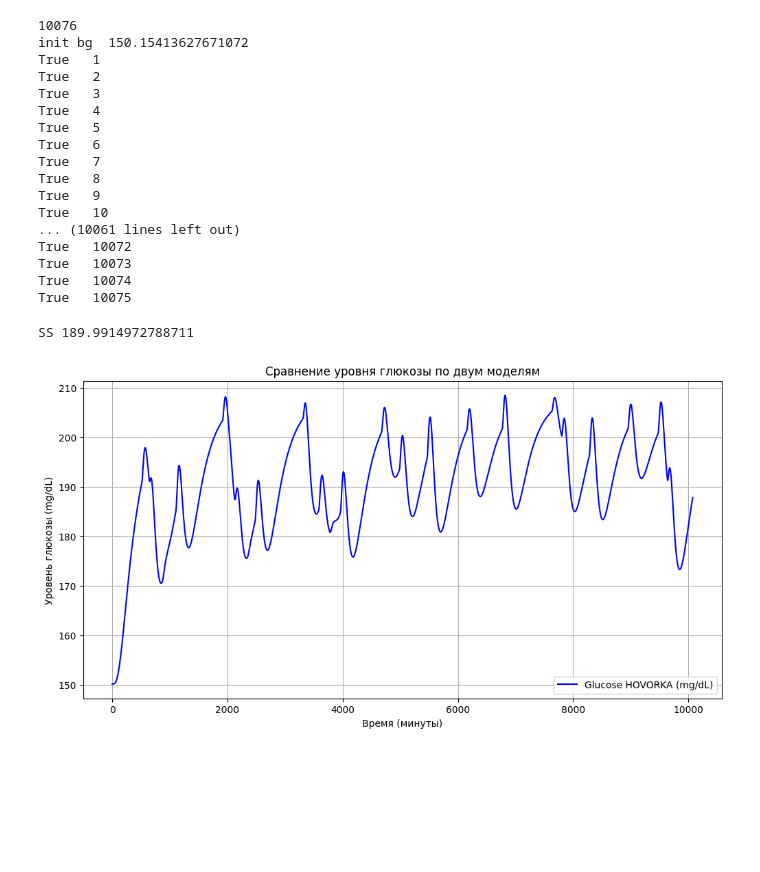
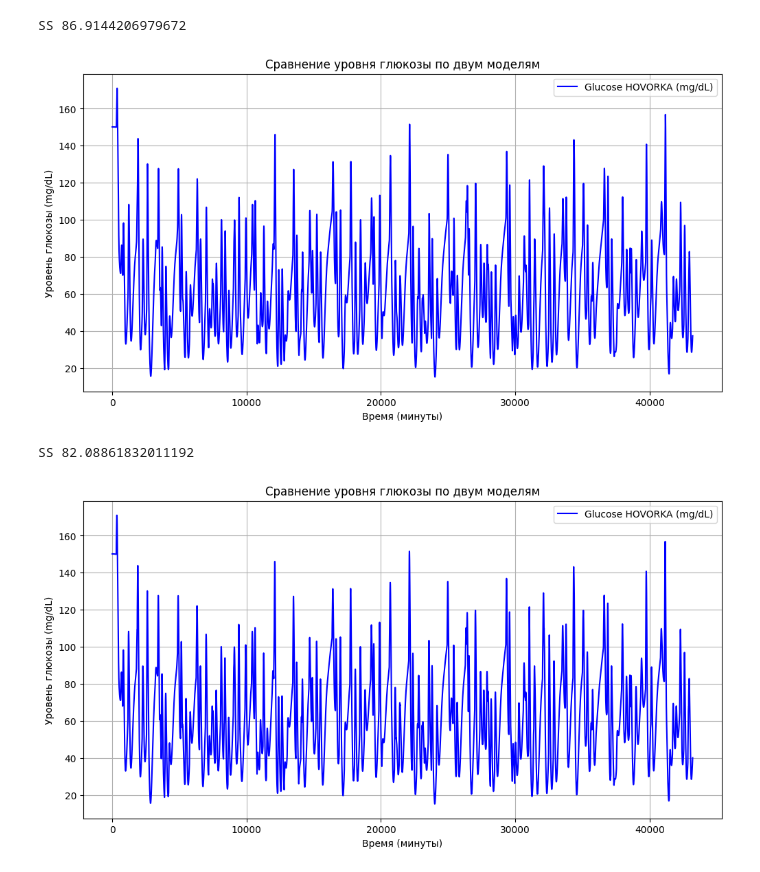
Before and after one commit to ArturIzm/GlucoseAI-Predictor, a Jupyter notebook: notebooks/GenerateHovHint.ipynb, the cells around one changed output. Saved outputs shown, nothing was run; the diff lists cells and outputs as text; code cells hidden in the pictures; blank space fills up the shorter version.

```diff
--- a/notebooks/GenerateHovHint.ipynb
+++ b/notebooks/GenerateHovHint.ipynb
@@ -309,41 +157,26 @@ SS 149.03325165022778
 # %%
-print(len(data))
-mmol = 1000/180.16/3 #Перевод в mmol #/3 - из-за структуры Simglucose
-CHO_hov = [mmol*i for i in data['CHO']]
-const= 1000/3
-INS_hov = [const*i for i in data['insulin']]#U/min -> mU/min
-BW = 70 #kg  НЕ ЗНАЮ BW С ДАТАСЕТОВ
+data = pd.read_csv('datatest_hov1.csv')
+CHO = data['CHO']
+INS = data['INS']
+BG = data['BG']
 
-basal_hov = 5.95 #Используется для определения начального состояние + постоянно вводится дополнительно action
+BW = 70 #kg
+basal_hov = 5.95
 
-horizon = 60 #min
-#glucose_levels_hov = simulate_glucose_concentrationHOVTEST(len(result_data), BW, CHO_hov, INS_hov, 152)
-glucose_levels_hov, hov_horizon= simulate_glucose_concentrationHOVITER(len(data), BW, CHO_hov, INS_hov, basal_hov, horizon)
+horizons = [30, 60]
+for horizon in horizons:
+    glucose_levels_hov, hov_horizon= simulate_glucose_concentrationHOVITER(len(data), BW, CHO, INS, basal_hov, horizon)
+
+    graph_output(len(glucose_levels_hov), glucose_levels_hov)
+    df_hov_horizon = pd.DataFrame({
+        'BG_hov': hov_horizon
+    })
+    graph_output(len(hov_horizon), hov_horizon)
+
+    df_hov_horizon.to_csv(f'hov_horizon{horizon}_adolescent#001.csv', index=False)
-# %% [output]
-10076
-init bg  150.15413627671072
-True   1
-True   2
-True   3
-True   4
-True   5
-True   6
-True   7
-True   8
-True   9
-True   10
-... (10061 lines left out)
-True   10072
-True   10073
-True   10074
-True   10075
 # %%
-graph_output(len(glucose_levels_hov), glucose_levels_hov)
-df_hov_horizon = pd.DataFrame({
-    'BG_hov': hov_horizon
-})
-
-df_hov_horizon.to_csv('hov_horizon60_adolescent#001.csv', index=False)
 # %% [output]
-SS 189.9914972788711
+SS 86.9144206979672
-[figure, old version]
+[figure, new version]
+SS 82.08861832011192
+[figure, added]
```
Also changed, not shown: parts of 3 cells of this notebook, 3 other files.
